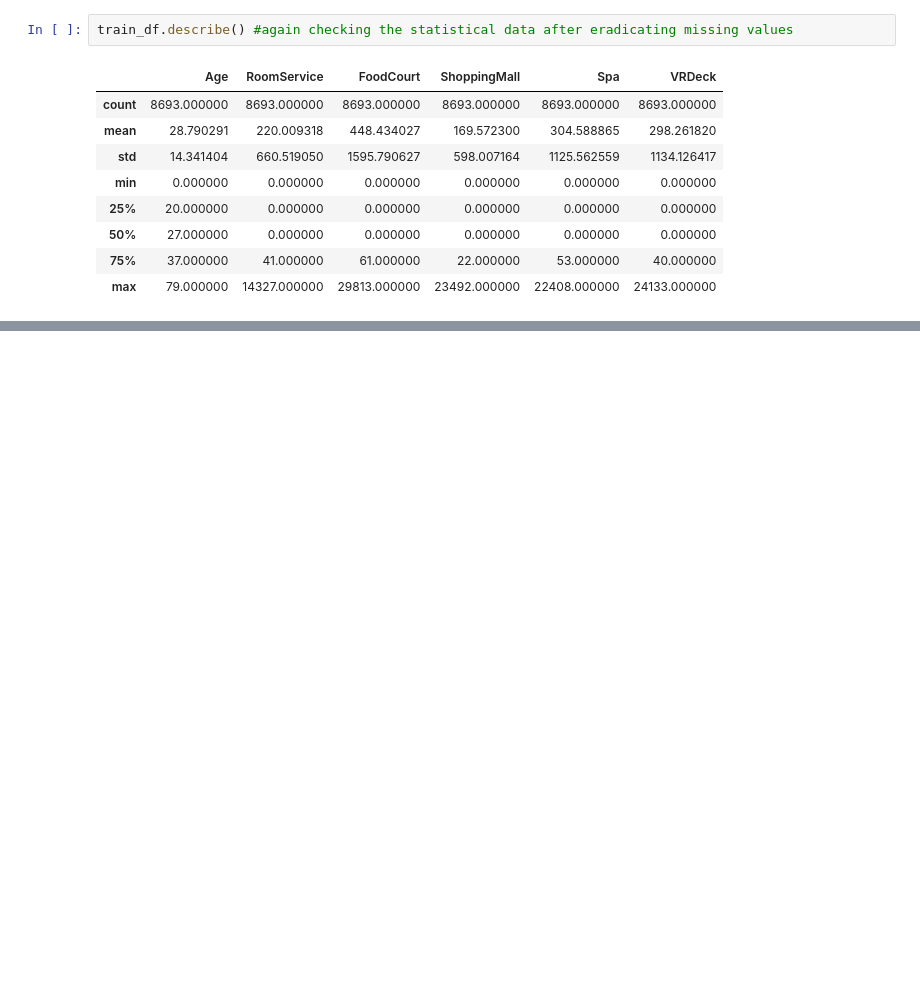
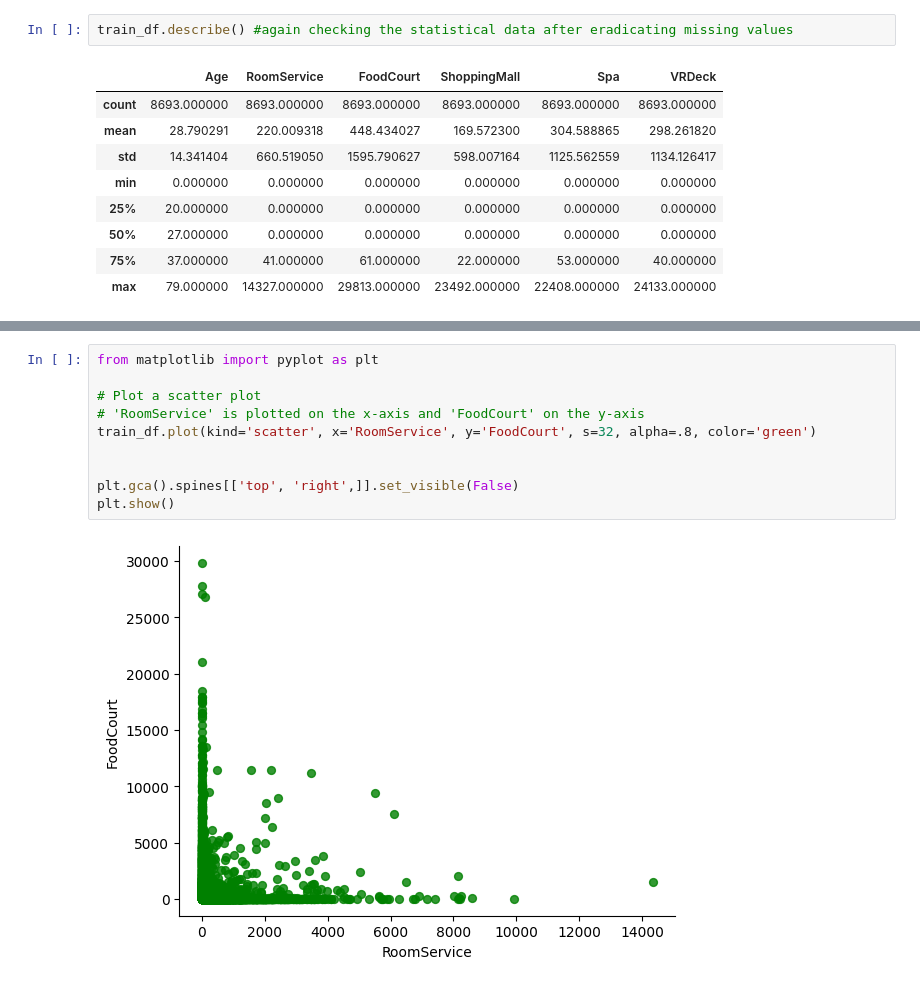
Before and after one commit to 7PAM2015-0105-2023-TEAM17/Kaggle-Challenge-Team-17, a Jupyter notebook: kaggle_Challenge_TEAM_17.ipynb, the cells around one changed output, grey strips where cells are left out. Saved outputs shown, nothing was run; the diff lists cells and outputs as text; blank space fills up the shorter version.

```diff
--- a/kaggle_Challenge_TEAM_17.ipynb
+++ b/kaggle_Challenge_TEAM_17.ipynb
@@ -166,0 +228,12 @@ train_df.describe() #again checking the statistical data after eradicating missi
+# %%
+from matplotlib import pyplot as plt
+
+# Plot a scatter plot
+# 'RoomService' is plotted on the x-axis and 'FoodCourt' on the y-axis
+train_df.plot(kind='scatter', x='RoomService', y='FoodCourt', s=32, alpha=.8, color='green')
+
+
+plt.gca().spines[['top', 'right',]].set_visible(False)
+plt.show()
+# %% [output]
+[figure, added]
```
Also changed, not shown: parts of 6 cells of this notebook.
